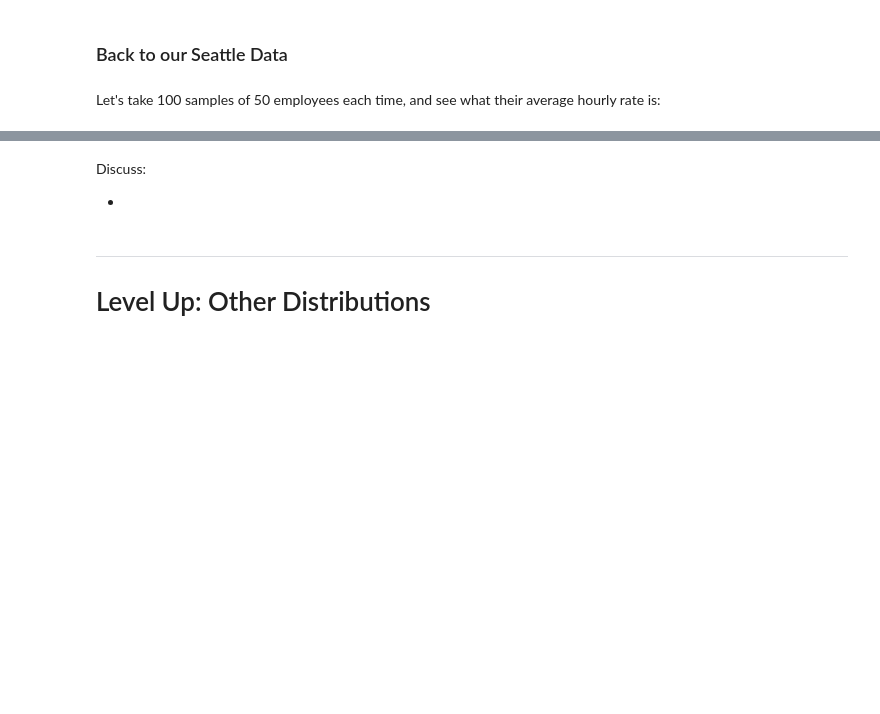
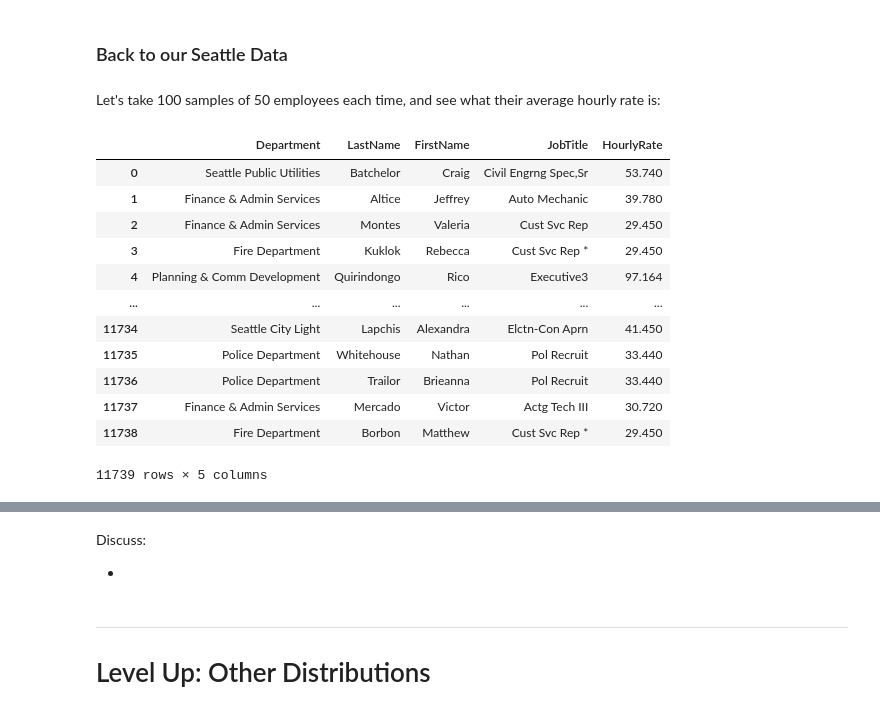
Before and after one commit to Kaewin/NTL01-DTSC-LIVE-040323, a Jupyter notebook: 2phase/NormalDistributions.ipynb, the cells around one changed output, grey strips where cells are left out. Cells and saved outputs as stored; diff of their text form; code cells hidden in the pictures; blank space fills up the shorter version.

```diff
--- a/2phase/NormalDistributions.ipynb
+++ b/2phase/NormalDistributions.ipynb
@@ -343,6 +353,22 @@ In order to do this effectively, our sample should be randomly selected and repr
 ### Back to our Seattle Data
 # %% [markdown]
 Let's take 100 samples of 50 employees each time, and see what their average hourly rate is:
+# %%
+df
+# %% [output]
+|  | Department | LastName | FirstName | JobTitle | HourlyRate |
+| 0 | Seattle Public Utilities | Batchelor | Craig | Civil Engrng Spec,Sr | 53.740 |
+| 1 | Finance & Admin Services | Altice | Jeffrey | Auto Mechanic | 39.780 |
+| 2 | Finance & Admin Services | Montes | Valeria | Cust Svc Rep | 29.450 |
+| 3 | Fire Department | Kuklok | Rebecca | Cust Svc Rep * | 29.450 |
+| 4 | Planning & Comm Development | Quirindongo | Rico | Executive3 | 97.164 |
+| ... | ... | ... | ... | ... | ... |
+| 11734 | Seattle City Light | Lapchis | Alexandra | Elctn-Con Aprn | 41.450 |
+| 11735 | Police Department | Whitehouse | Nathan | Pol Recruit | 33.440 |
+| 11736 | Police Department | Trailor | Brieanna | Pol Recruit | 33.440 |
+| 11737 | Finance & Admin Services | Mercado | Victor | Actg Tech III | 30.720 |
+| 11738 | Fire Department | Borbon | Matthew | Cust Svc Rep * | 29.450 |
+11739 rows × 5 columns
 # %%
 k = 30 # number of samples
 n = 10 # number of employees per sample
```
Also changed, not shown: parts of 9 cells of this notebook, 2 other files.
